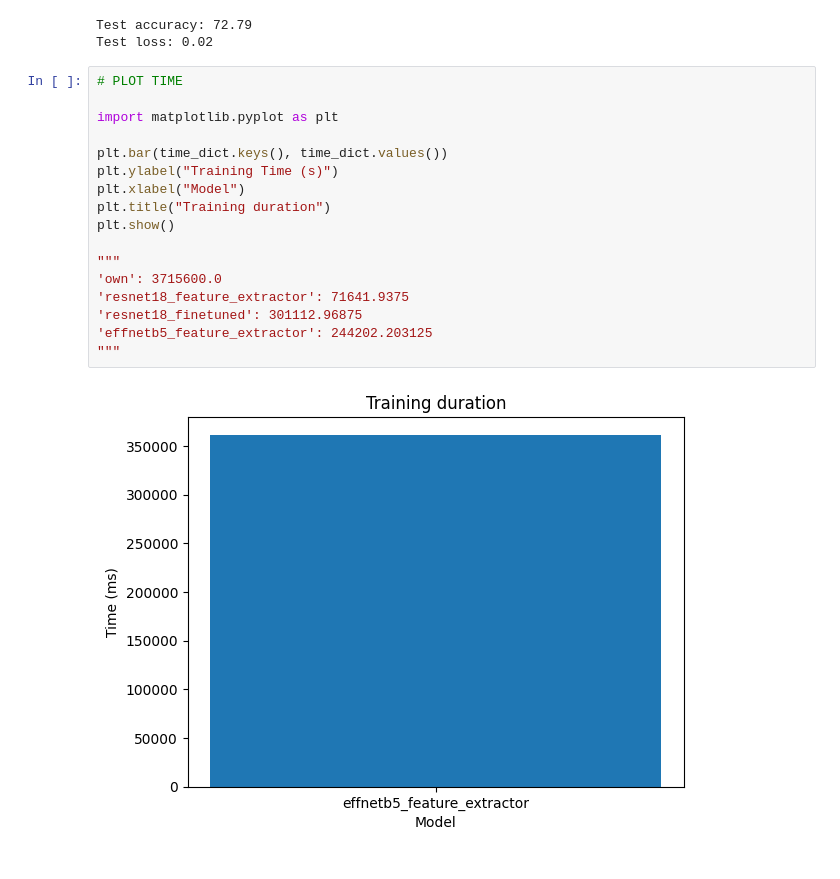
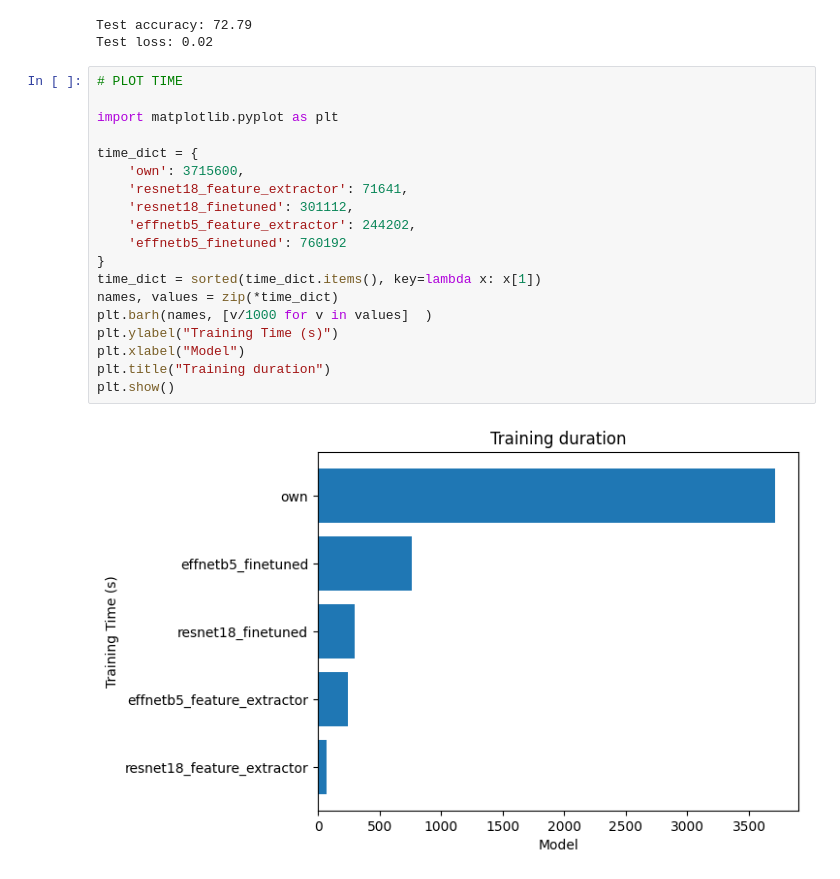
Before and after one commit to ilyii/deep-learning, a Jupyter notebook: transfer-learning/assignment.ipynb, the cells around one changed output. Saved outputs shown, nothing was run; the diff lists cells and outputs as text.

```diff
--- a/transfer-learning/assignment.ipynb
+++ b/transfer-learning/assignment.ipynb
@@ -520,19 +516,21 @@ Test loss: 0.02
 # %%
 # PLOT TIME
 
 import matplotlib.pyplot as plt
 
-plt.bar(time_dict.keys(), time_dict.values())
+time_dict = {
+    'own': 3715600,
+    'resnet18_feature_extractor': 71641,
+    'resnet18_finetuned': 301112,
+    'effnetb5_feature_extractor': 244202,
+    'effnetb5_finetuned': 760192
+}
+time_dict = sorted(time_dict.items(), key=lambda x: x[1])
+names, values = zip(*time_dict)
+plt.barh(names, [v/1000 for v in values]  )
 plt.ylabel("Training Time (s)")
 plt.xlabel("Model")
 plt.title("Training duration")
 plt.show()
-
-"""
-'own': 3715600.0
-'resnet18_feature_extractor': 71641.9375
-'resnet18_finetuned': 301112.96875
-'effnetb5_feature_extractor': 244202.203125
-"""
 # %% [output]
-[figure, old version]
+[figure, new version]
```
Also changed, not shown: parts of 5 cells of this notebook.
